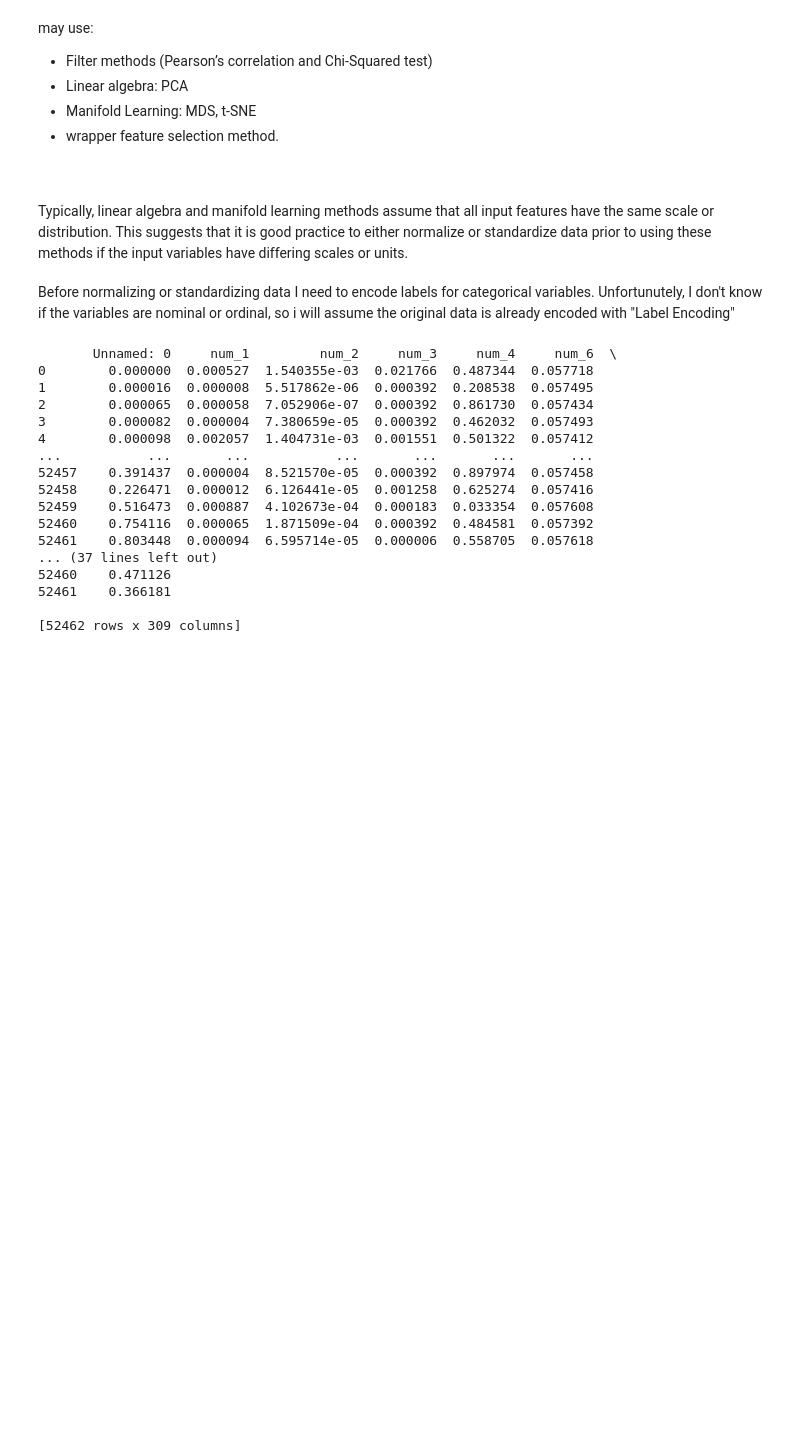
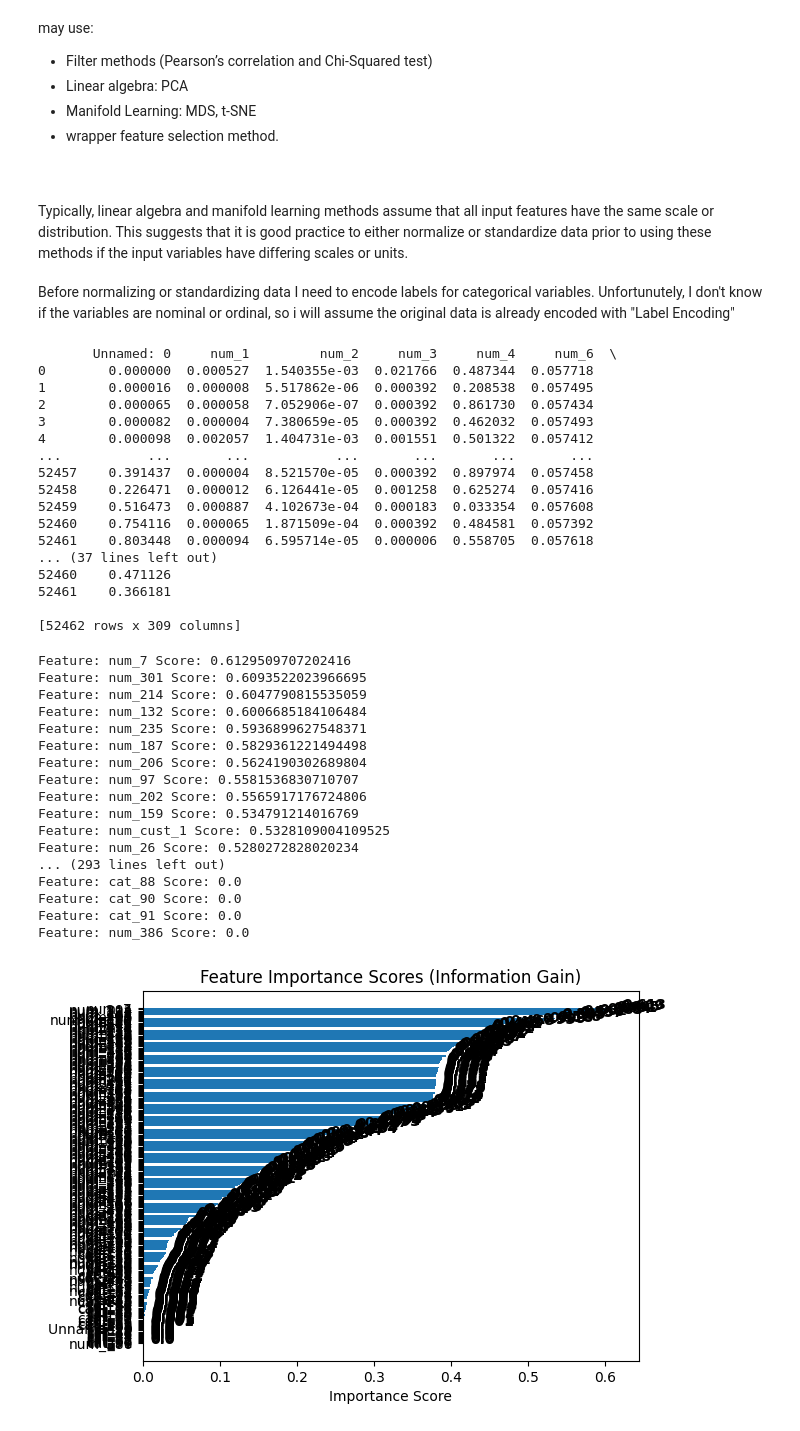
Before and after one commit to TimofiyJ/DS_PB, a Jupyter notebook: main.ipynb, the cells around one changed output. Drawn from its saved outputs; the diff is of its cells as text; code cells hidden in the pictures; blank space fills up the shorter version.

```diff
--- a/main.ipynb
+++ b/main.ipynb
@@ -551,3 +555,49 @@ print(X_normalized)
 52461    0.366181
 
 [52462 rows x 309 columns]
+# %%
+ig = mutual_info_regression(X_normalized, labels_updated)
+# %%
+# Create a dictionary of feature importance scores
+feature_scores = {}
+for i in range(len(X_normalized.columns)):
+    feature_scores[X_normalized.columns[i]] = ig[i]
+# Sort the features by importance score in descending order
+sorted_features = sorted(feature_scores.items(), key=lambda x: x[1], reverse=True)
+
+# Print the feature importance scores and the sorted features
+for feature, score in sorted_features:
+    print("Feature:", feature, "Score:", score)
+# Plot a horizontal bar chart of the feature importance scores
+fig, ax = plt.subplots()
+y_pos = np.arange(len(sorted_features))
+ax.barh(y_pos, [score for feature, score in sorted_features], align="center")
+ax.set_yticks(y_pos)
+ax.set_yticklabels([feature for feature, score in sorted_features])
+ax.invert_yaxis()  # Labels read top-to-bottom
+ax.set_xlabel("Importance Score")
+ax.set_title("Feature Importance Scores (Information Gain)")
+
+# Add importance scores as labels on the horizontal bar chart
+for i, v in enumerate([score for feature, score in sorted_features]):
+    ax.text(v + 0.01, i, str(round(v, 3)), color="black", fontweight="bold")
+plt.show()
+# %% [output]
+Feature: num_7 Score: 0.6129509707202416
+Feature: num_301 Score: 0.6093522023966695
+Feature: num_214 Score: 0.6047790815535059
+Feature: num_132 Score: 0.6006685184106484
+Feature: num_235 Score: 0.5936899627548371
+Feature: num_187 Score: 0.5829361221494498
+Feature: num_206 Score: 0.5624190302689804
+Feature: num_97 Score: 0.5581536830710707
+Feature: num_202 Score: 0.5565917176724806
+Feature: num_159 Score: 0.534791214016769
+Feature: num_cust_1 Score: 0.5328109004109525
+Feature: num_26 Score: 0.5280272828020234
+... (293 lines left out)
+Feature: cat_88 Score: 0.0
+Feature: cat_90 Score: 0.0
+Feature: cat_91 Score: 0.0
+Feature: num_386 Score: 0.0
+[figure, added]
```
Also changed, not shown: parts of 10 cells of this notebook.
